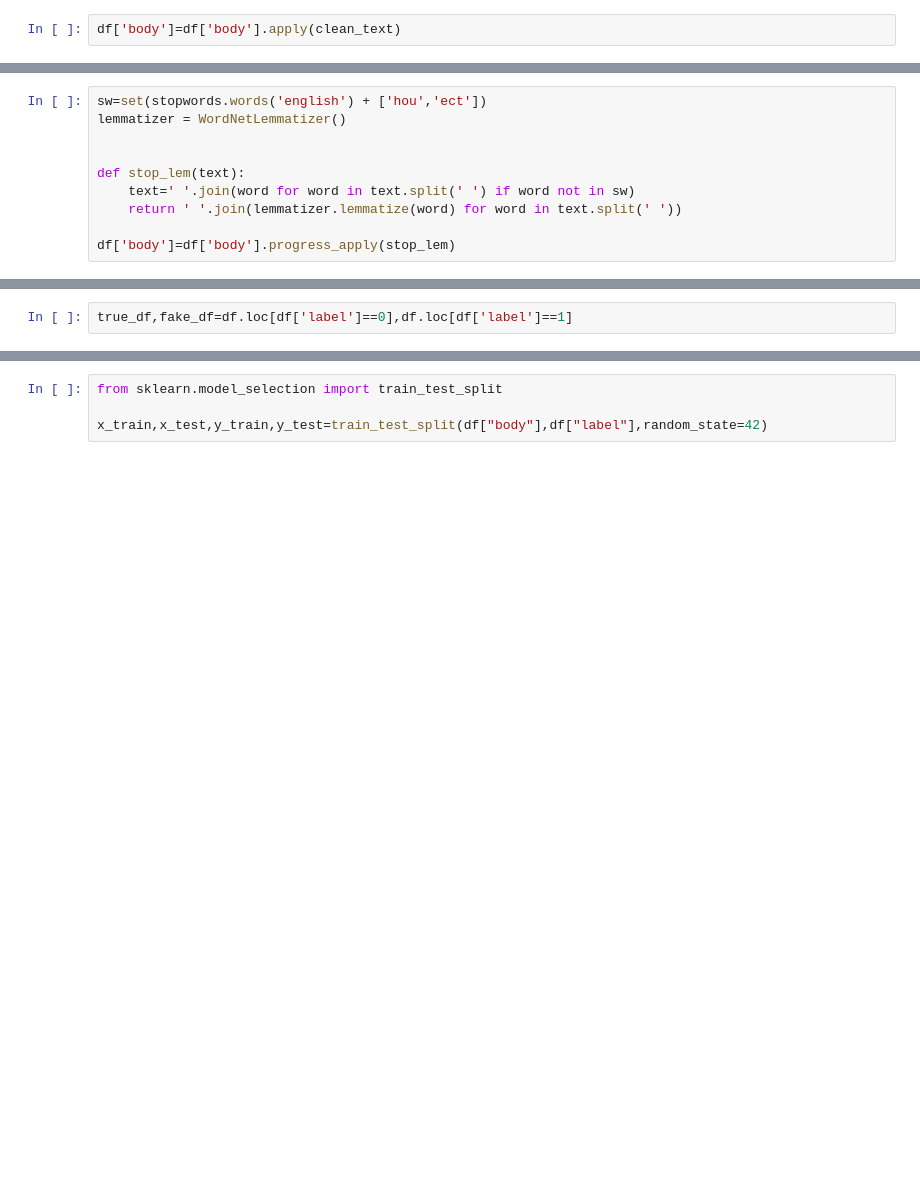
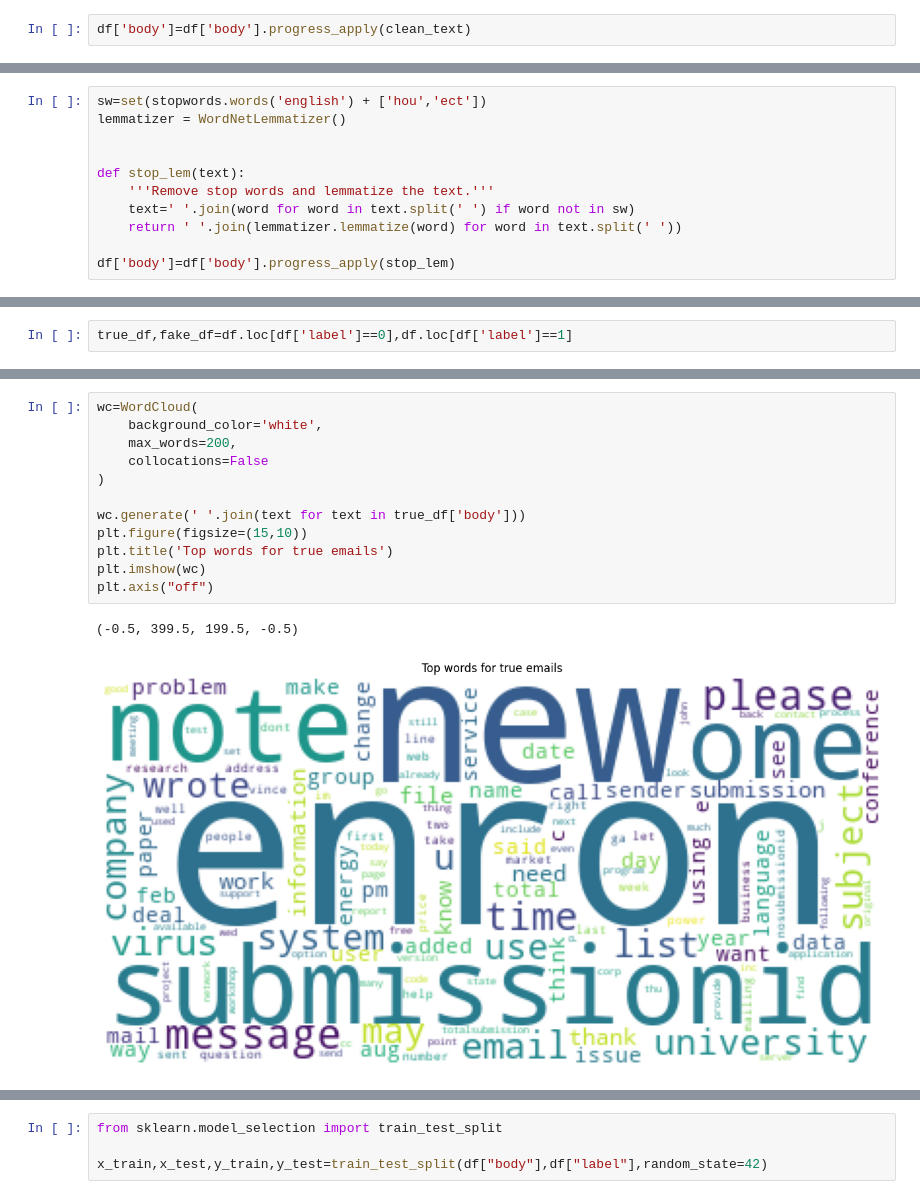
Before and after one commit to avnerelbaz3500/Statapp-Phishing, a Jupyter notebook: main.ipynb, the cells around one changed output, grey strips where cells are left out. Cells and saved outputs as stored; diff of their text form; blank space fills up the shorter version.

```diff
--- a/main.ipynb
+++ b/main.ipynb
@@ -75,7 +135,7 @@ def clean_text(text):
 
     return text
 # %%
-df['body']=df['body'].apply(clean_text)
+df['body']=df['body'].progress_apply(clean_text)
 # %%
 
 df.sample(n=10)['body']
@@ -99,6 +159,7 @@ lemmatizer = WordNetLemmatizer()
 
 
 def stop_lem(text):
+    '''Remove stop words and lemmatize the text.'''
     text=' '.join(word for word in text.split(' ') if word not in sw)
     return ' '.join(lemmatizer.lemmatize(word) for word in text.split(' '))
 
@@ -132,0 +201,15 @@ Seperating dataset into training and validation
+# %%
+wc=WordCloud(
+    background_color='white',
+    max_words=200,
+    collocations=False
+)
+
+wc.generate(' '.join(text for text in true_df['body']))
+plt.figure(figsize=(15,10))
+plt.title('Top words for true emails')
+plt.imshow(wc)
+plt.axis("off")
+# %% [output]
+(-0.5, 399.5, 199.5, -0.5)
+[figure, added]
```
Also changed, not shown: parts of 75 cells of this notebook, 7 other files.
